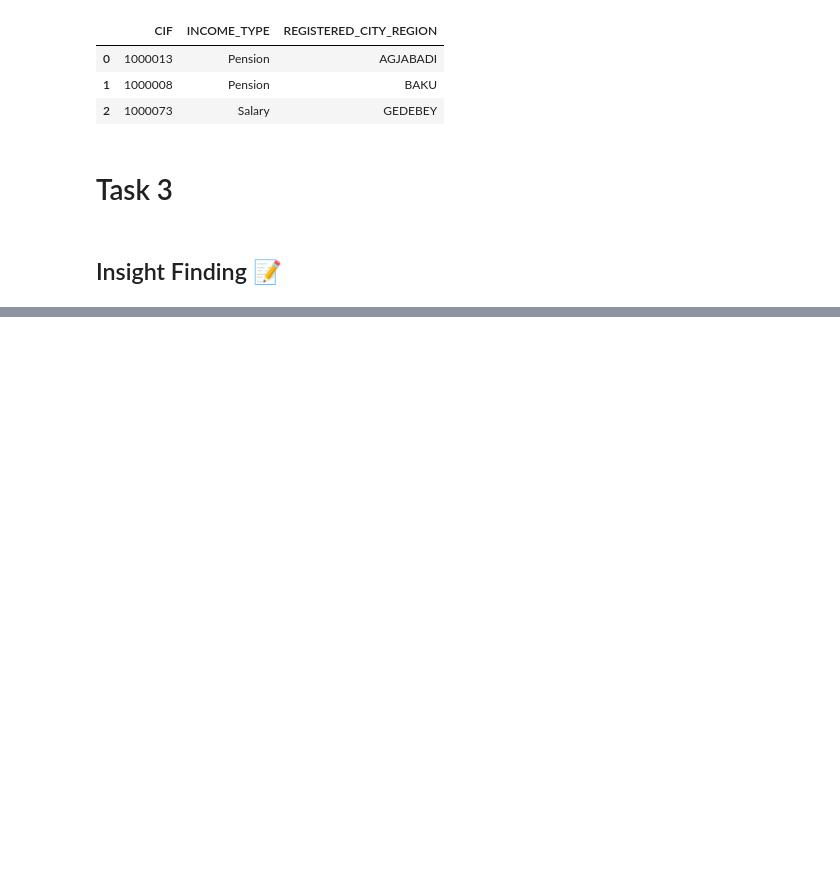
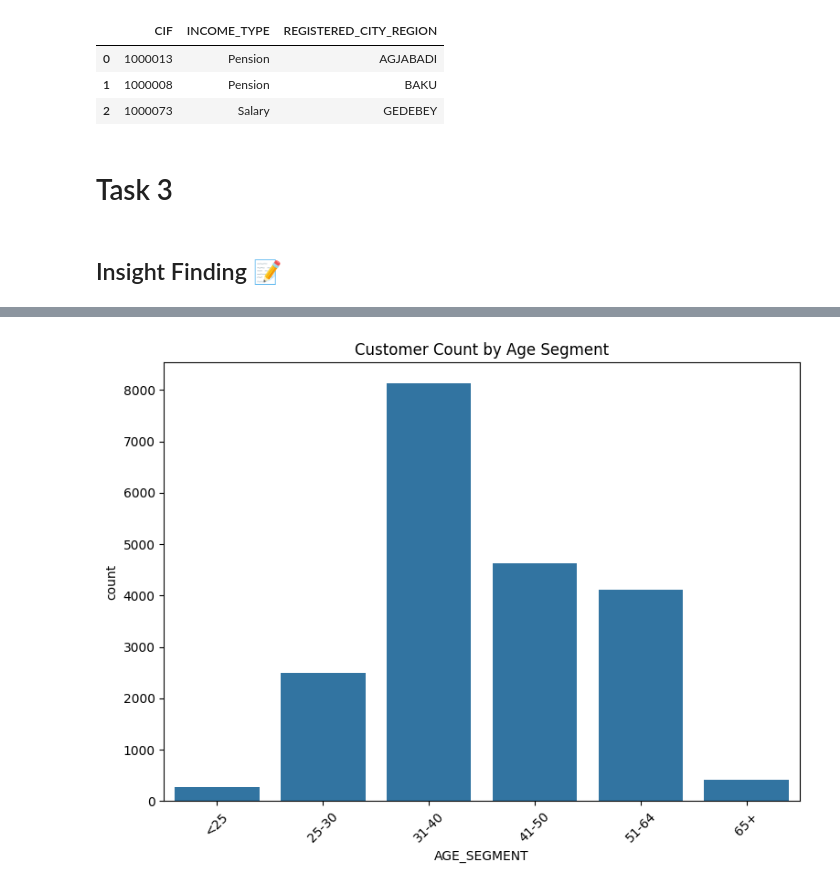
Before and after one commit to Ismat-Samadov/yelo_DataAnalyst, a Jupyter notebook: Data Analyst Technical Assignment.ipynb, the cells around one changed output, grey strips where cells are left out. Cells and saved outputs as stored; diff of their text form; code cells hidden in the pictures; blank space fills up the shorter version.

```diff
--- a/Data Analyst Technical Assignment.ipynb
+++ b/Data Analyst Technical Assignment.ipynb
@@ -252,6 +252,16 @@ Prefix Distribution:
 99475 prefix: 7231
 99476 prefix: 5837
 99433 prefix: 5751
+# %%
+def validate_phone(number):
+    if pd.isna(number):
+        return False
+    number = str(number)
+    return (number.startswith('99475') or
+            number.startswith('99476') or
+            number.startswith('99433'))
+
+df['VALID_PHONE'] = df['GSM_NO'].apply(validate_phone)
 # %%
 customer_loan_counts = df['CUSTOMER_NO'].value_counts()
 customers_with_multiple_loans = customer_loan_counts[customer_loan_counts > 1]
@@ -990,0 +1017,3 @@ con.close()
+# %%
+df['LOAN_DURATION'] = ((df['END_DATE'] - df['BEGIN_DATE']).dt.days / 30).round()
+df
@@ -990,0 +1034,3 @@ con.close()
+# %%
+df['IS_ACTIVE'] = df['CLOSE_DATE'].isna()
+df
@@ -990,0 +1051,17 @@ con.close()
+# %%
+def get_age_segment(age):
+    if age < 25:
+        return '<25'
+    elif age <= 30:
+        return '25-30'
+    elif age <= 40:
+        return '31-40'
+    elif age <= 50:
+        return '41-50'
+    elif age <= 64:
+        return '51-64'
+    else:
+        return '65+'
+
+df['AGE_SEGMENT'] = df['AGE'].apply(get_age_segment)
+df
@@ -990,0 +1100,10 @@ con.close()
+# %%
+plt.figure(figsize=(15, 6))
+plt.subplot(1, 2, 1)
+sns.countplot(data=df, x='AGE_SEGMENT', order=['<25', '25-30', '31-40', '41-50', '51-64', '65+'])
+plt.title('Customer Count by Age Segment')
+plt.xticks(rotation=45)
+plt.tight_layout()
+plt.show()
+# %% [output]
+[figure, added]
```
Also changed, not shown: parts of 10 cells of this notebook.
